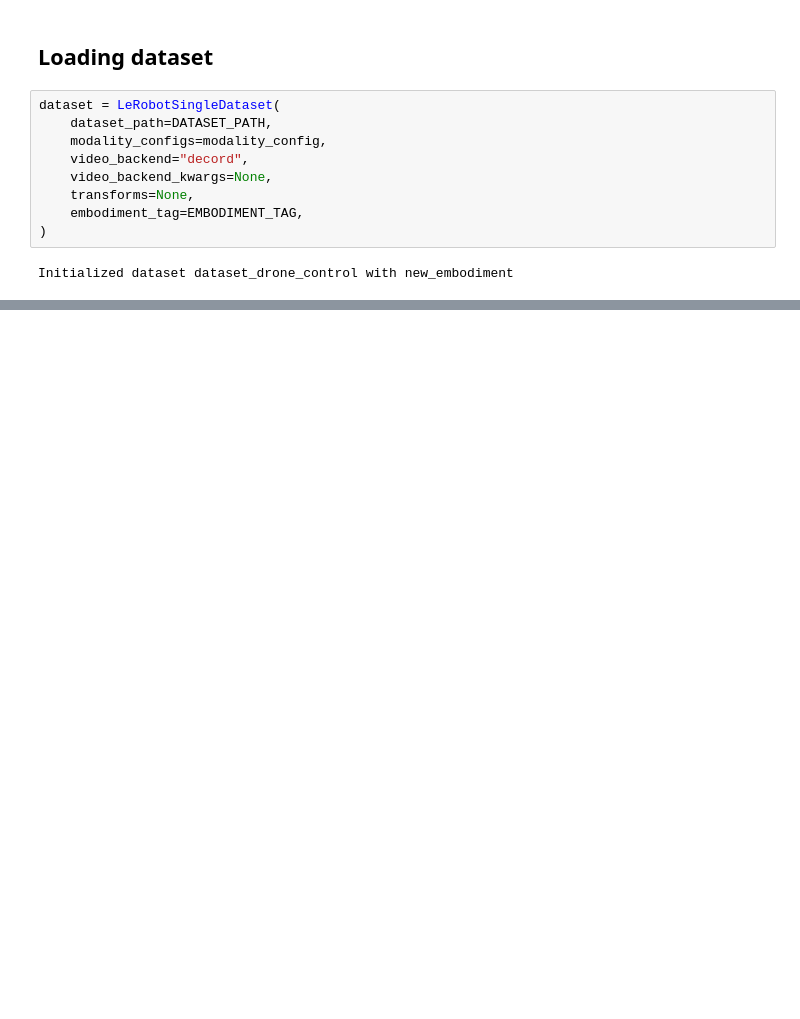
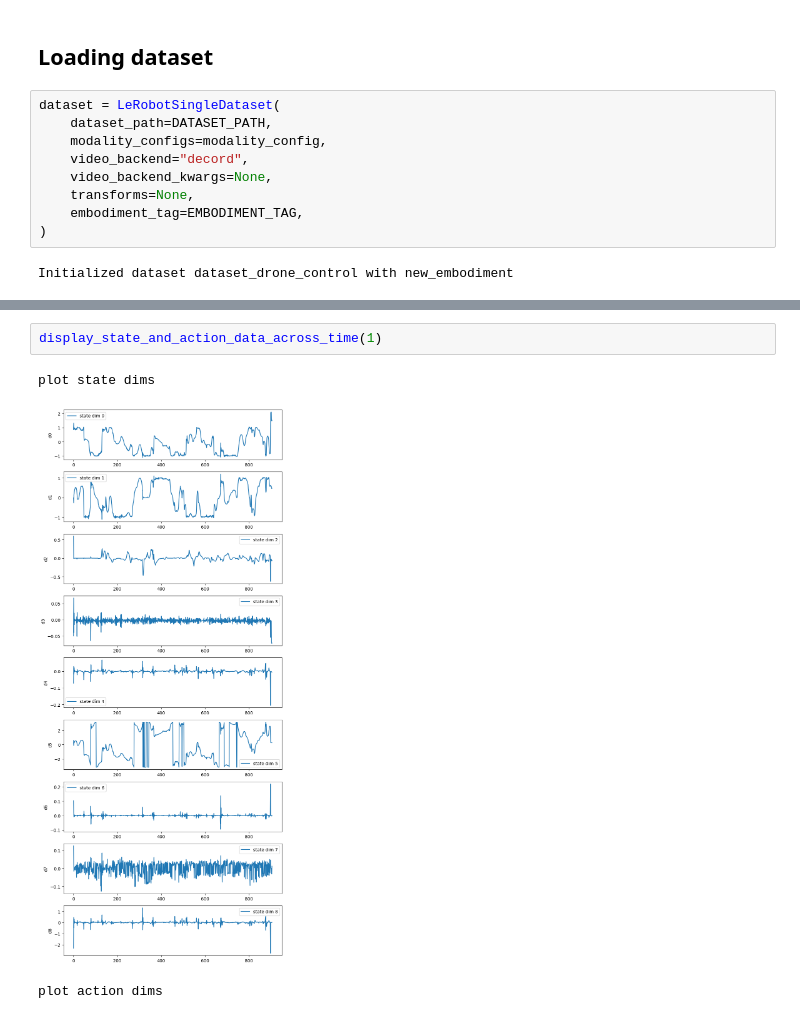
Before and after one commit to DavidKalajdzic/track-hawk, a Jupyter notebook: Isaac-GR00T/1_dr00ne_load_and_infer.ipynb, the cells around one changed output, grey strips where cells are left out. Cells and saved outputs as stored; diff of their text form; blank space fills up the shorter version.

```diff
--- a/Isaac-GR00T/1_dr00ne_load_and_infer.ipynb
+++ b/Isaac-GR00T/1_dr00ne_load_and_infer.ipynb
@@ -209,0 +215,6 @@ Now we can run the policy from the pretrained checkpoint.
+# %%
+display_state_and_action_data_across_time(1)
+# %% [output]
+plot state dims
+[figure, added]
+plot action dims
```
Also changed, not shown: parts of 18 cells of this notebook, 4 other files.
